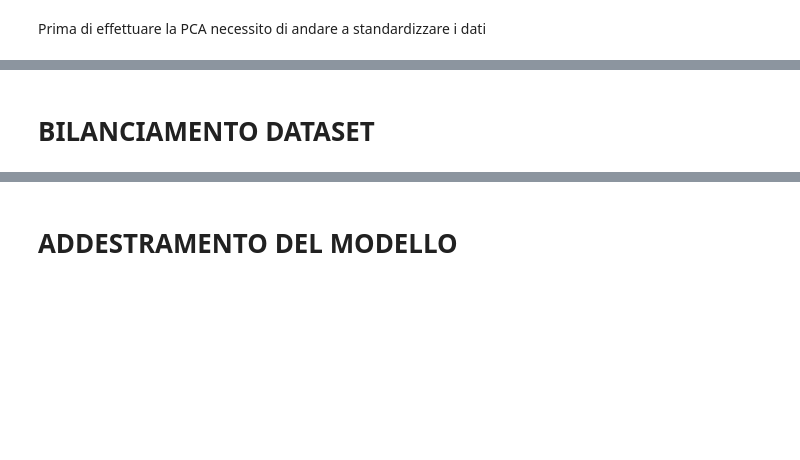
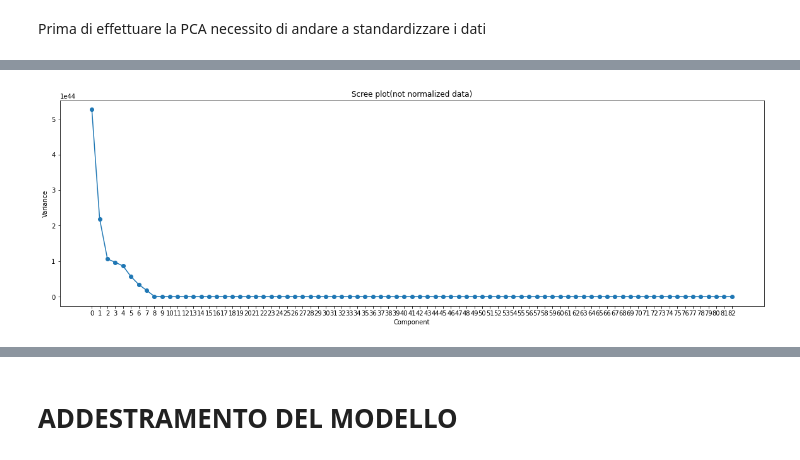
Before and after one commit to denisG99/ransomwareNetworkTrafficDetection, a Jupyter notebook: src/project.ipynb, the cells around one changed output, grey strips where cells are left out. Saved outputs shown, nothing was run; the diff lists cells and outputs as text; code cells hidden in the pictures; blank space fills up the shorter version.

Commit message:
cleaning up dataset and PCA analysis

```diff
--- a/src/project.ipynb
+++ b/src/project.ipynb
@@ -245,17 +246,13 @@ After NaN & Inf deletion: (1686932, 86)
 # %% [markdown]
 Prima di effettuare la PCA necessito di andare a standardizzare i dati
 # %%
-def feature_extraction(data, n_components):
-    #X, y = dataset.loc[:, 'Src Ip' : 'Idle Min'], dataset.loc[:, 'Label']
-    #scalar = StandardScaler()
-    #scalar.fit(X)
+def feature_extraction(data, n_components, norm=False):
+    if norm:
+        scalar = StandardScaler()
+        scalar.fit(data)
+        data = scalar.transform(data)
 
-    #dataset splittin in training and test set, respectively 80 and 20
-    #X_train, X_test, y_train, y_test = train_test_split(X, y, test_size=.2, train_size=.8)
     pca = PCA(n_components)
-
-    #X_train = scalar.transform(X_train)
-    #X_test = scalar.transform(X_test)
 
     pca.fit(data)
 
@@ -289,2 +263,19 @@ Numero delle features: 48
-# %% [markdown]
-# BILANCIAMENTO DATASET
+# %%
+X, y = dataset.loc[:, 'Src Ip' : 'Idle Min'], dataset.loc[:, 'Label']
+# %%
+#X_train, X_test, y_train, y_test = train_test_split(X, y, test_size=.2, train_size=.8)
+
+#X_train = scalar.transform(X_train)
+#X_test = scalar.transform(X_test)
+pca = feature_extraction(X, X.shape[1], False)
+
+plt.figure(figsize=(20, 6))
+plt.plot(range(pca.n_components_), pca.explained_variance_)
+plt.scatter(range(pca.n_components_), pca.explained_variance_)
+plt.title("Scree plot(not normalized data)")
+plt.xlabel("Component")
+plt.xticks(range(pca.n_components_), range(pca.n_components_))
+plt.ylabel("Variance")
+plt.show()
+# %% [output]
+[figure, added]
```
Also changed, not shown: parts of 14 cells of this notebook.
